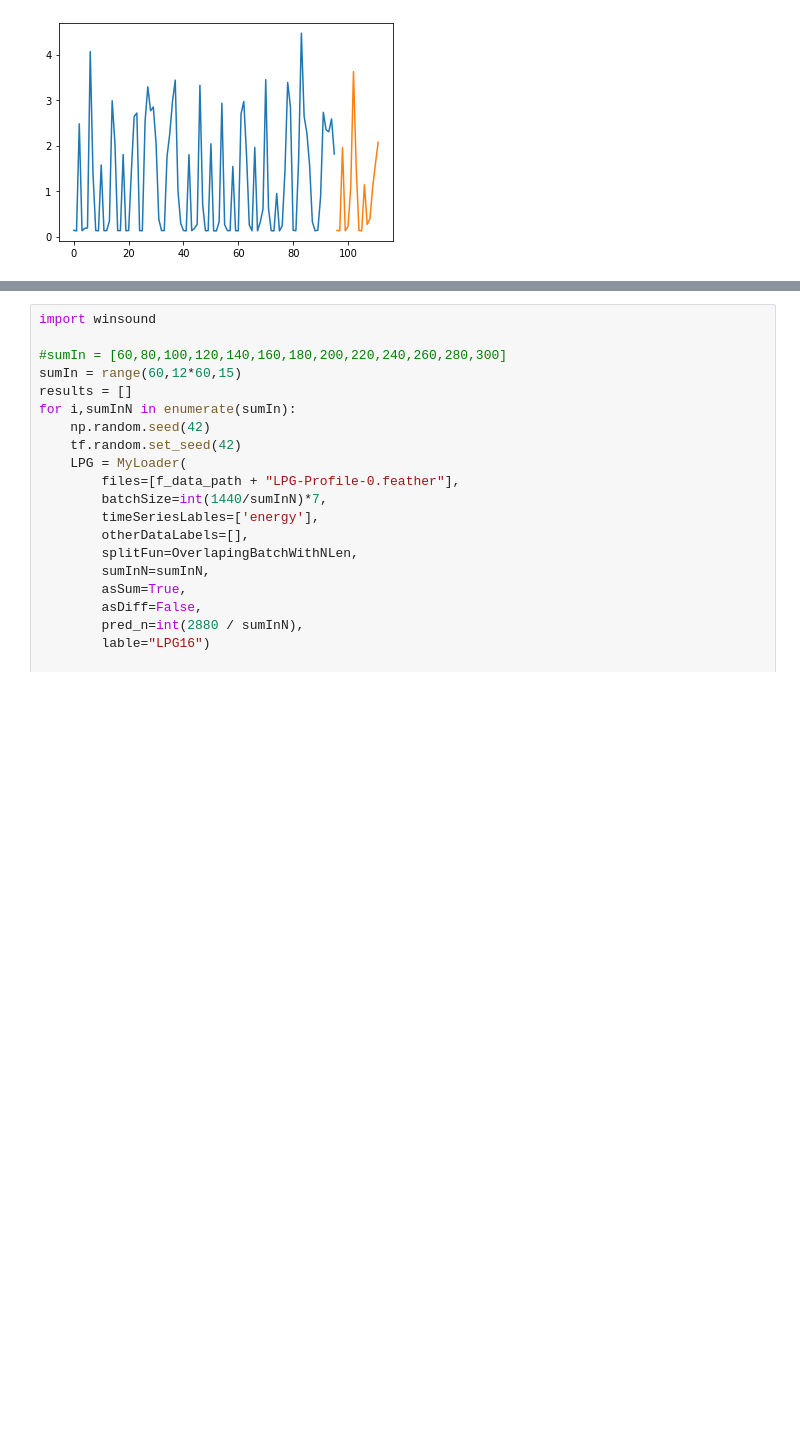
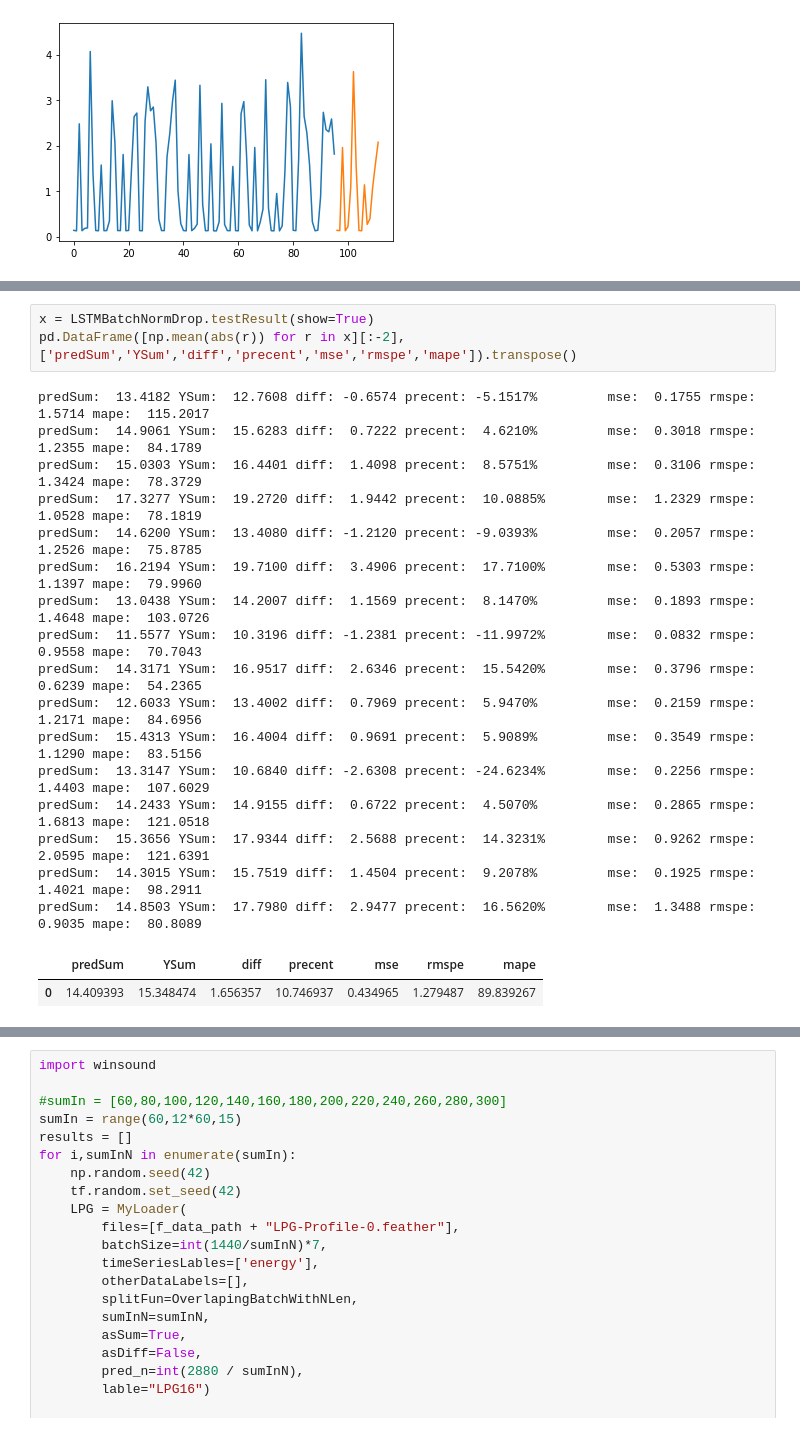
Before and after one commit to jurek1029/HouseholdEnergyPredictor, a Jupyter notebook: RNN-2.ipynb, the cells around one changed output, grey strips where cells are left out. Cells and saved outputs as stored; diff of their text form; blank space fills up the shorter version.

```diff
--- a/RNN-2.ipynb
+++ b/RNN-2.ipynb
@@ -810,3 +810,25 @@ predSum:  16.5691 YSum:  17.7980 diff:  1.2289 precent:  6.9049%         mse:  1
+# %%
+x = LSTMBatchNormDrop.testResult(show=True)
+pd.DataFrame([np.mean(abs(r)) for r in x][:-2],['predSum','YSum','diff','precent','mse','rmspe','mape']).transpose()
+# %% [output]
+predSum:  13.4182 YSum:  12.7608 diff: -0.6574 precent: -5.1517%         mse:  0.1755 rmspe:  1.5714 mape:  115.2017
+predSum:  14.9061 YSum:  15.6283 diff:  0.7222 precent:  4.6210%         mse:  0.3018 rmspe:  1.2355 mape:  84.1789
+predSum:  15.0303 YSum:  16.4401 diff:  1.4098 precent:  8.5751%         mse:  0.3106 rmspe:  1.3424 mape:  78.3729
+predSum:  17.3277 YSum:  19.2720 diff:  1.9442 precent:  10.0885%        mse:  1.2329 rmspe:  1.0528 mape:  78.1819
+predSum:  14.6200 YSum:  13.4080 diff: -1.2120 precent: -9.0393%         mse:  0.2057 rmspe:  1.2526 mape:  75.8785
+predSum:  16.2194 YSum:  19.7100 diff:  3.4906 precent:  17.7100%        mse:  0.5303 rmspe:  1.1397 mape:  79.9960
+predSum:  13.0438 YSum:  14.2007 diff:  1.1569 precent:  8.1470%         mse:  0.1893 rmspe:  1.4648 mape:  103.0726
+predSum:  11.5577 YSum:  10.3196 diff: -1.2381 precent: -11.9972%        mse:  0.0832 rmspe:  0.9558 mape:  70.7043
+predSum:  14.3171 YSum:  16.9517 diff:  2.6346 precent:  15.5420%        mse:  0.3796 rmspe:  0.6239 mape:  54.2365
+predSum:  12.6033 YSum:  13.4002 diff:  0.7969 precent:  5.9470%         mse:  0.2159 rmspe:  1.2171 mape:  84.6956
+predSum:  15.4313 YSum:  16.4004 diff:  0.9691 precent:  5.9089%         mse:  0.3549 rmspe:  1.1290 mape:  83.5156
+predSum:  13.3147 YSum:  10.6840 diff: -2.6308 precent: -24.6234%        mse:  0.2256 rmspe:  1.4403 mape:  107.6029
+predSum:  14.2433 YSum:  14.9155 diff:  0.6722 precent:  4.5070%         mse:  0.2865 rmspe:  1.6813 mape:  121.0518
+predSum:  15.3656 YSum:  17.9344 diff:  2.5688 precent:  14.3231%        mse:  0.9262 rmspe:  2.0595 mape:  121.6391
+predSum:  14.3015 YSum:  15.7519 diff:  1.4504 precent:  9.2078%         mse:  0.1925 rmspe:  1.4021 mape:  98.2911
+predSum:  14.8503 YSum:  17.7980 diff:  2.9477 precent:  16.5620%        mse:  1.3488 rmspe:  0.9035 mape:  80.8089
+|  | predSum | YSum | diff | precent | mse | rmspe | mape |
+| 0 | 14.409393 | 15.348474 | 1.656357 | 10.746937 | 0.434965 | 1.279487 | 89.839267 |
 # %%
 LSTMBatchNormDrop.model().summary()
 # %% [output]
```
Also changed, not shown: parts of 8 cells of this notebook.
